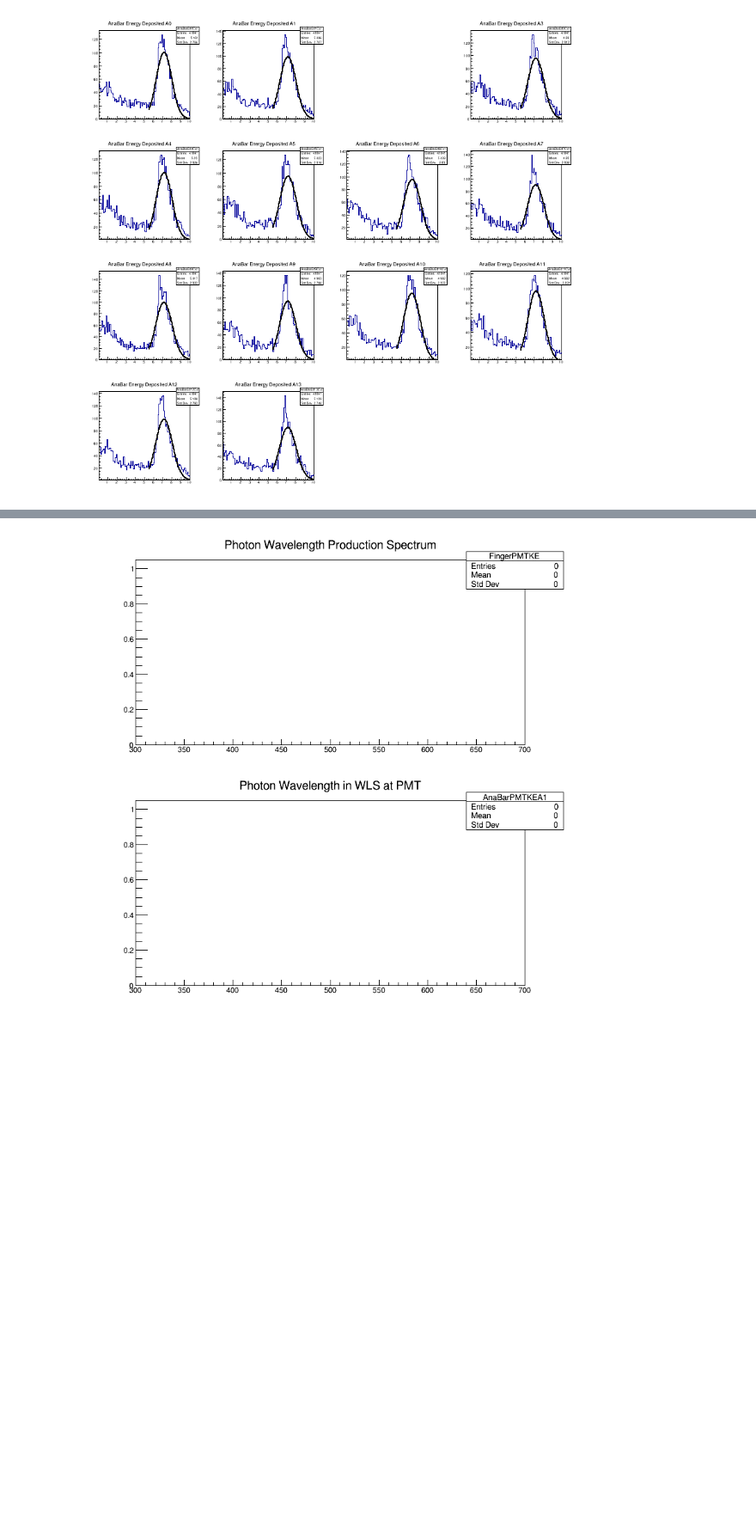
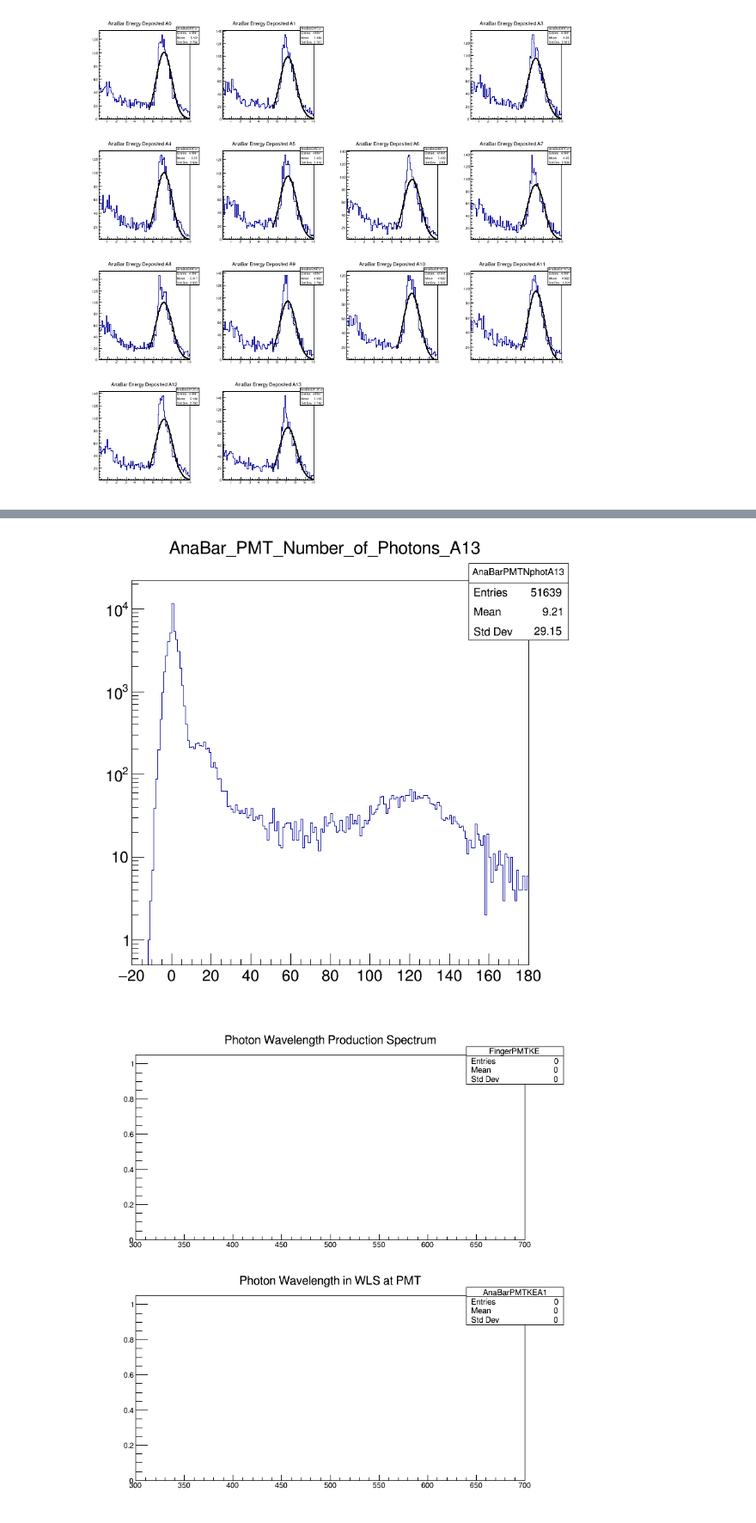
Before and after one commit to chapatilasers/AnaBarMC, a Jupyter notebook: AnalyseSignalsPyROOT.ipynb, the cells around one changed output, grey strips where cells are left out. Shown at 86% size. Cells and saved outputs as stored; diff of their text form; code cells hidden in the pictures; blank space fills up the shorter version.

```diff
--- a/AnalyseSignalsPyROOT.ipynb
+++ b/AnalyseSignalsPyROOT.ipynb
@@ -653,3 +668,8 @@ c9.Draw()
+# %%
+c9Single.SetLogy()
+c9Single.Draw()
+# %% [output]
+[figure, added]
 # %%
 c10 = root.TCanvas("c10", "c10", 800,800)
 c10.Divide(1,2, 0.01, 0.01, 0)
```
Also changed, not shown: parts of 2 cells of this notebook, 1 other file.
